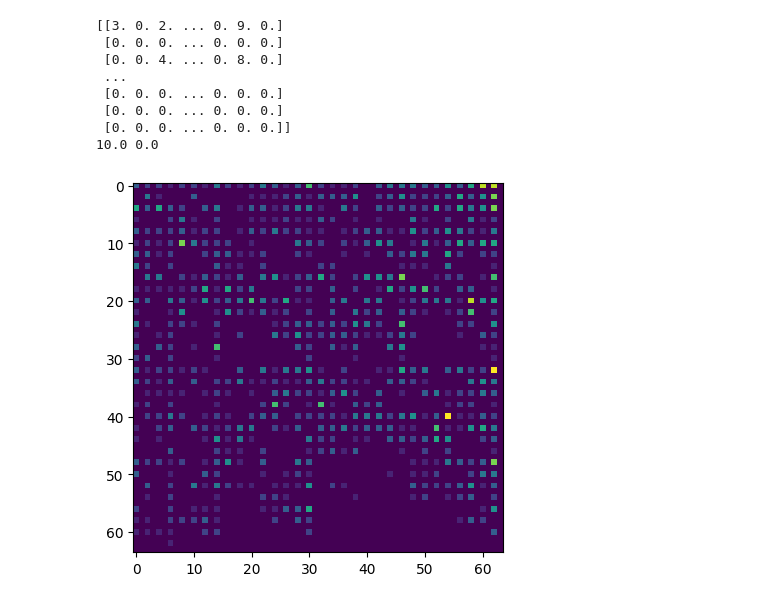
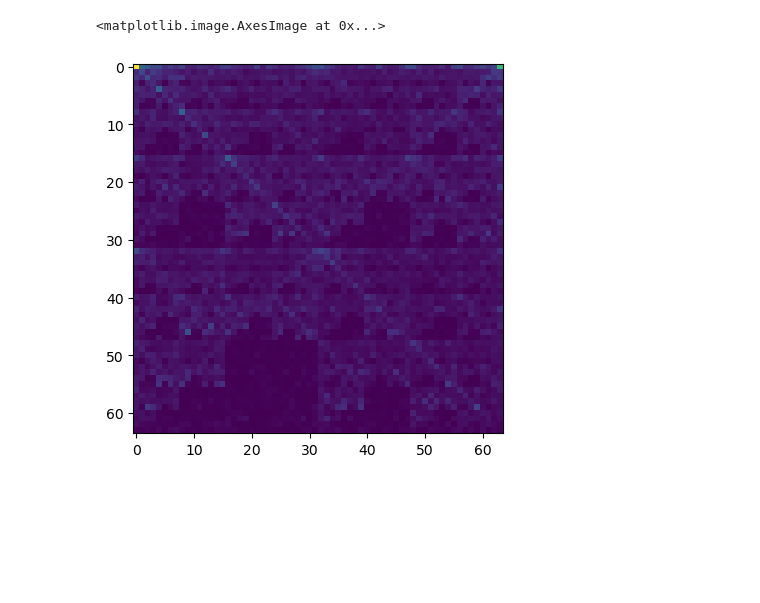
Before and after one commit to ZefCo/Thesis, a Jupyter notebook: ML/Fractal.ipynb, the cells around one changed output. Drawn from its saved outputs; the diff is of its cells as text; code cells hidden in the pictures; blank space fills up the shorter version.

```diff
--- a/ML/Fractal.ipynb
+++ b/ML/Fractal.ipynb
@@ -57,7 +56,7 @@ def nucleotide_counter(sequence: str, window_size: int):
 
 
     for i in range(len(sequence) - window_size):
-        seq = sequence[i: i + window_size - 1]
+        seq = sequence[i: i + window_size]
 
         if seq not in keys:
             keys.add(seq)
@@ -68,8 +67,8 @@ def nucleotide_counter(sequence: str, window_size: int):
             counter[seq] += 1
             master_count += 1
 
-    # for key, value in counter.items():
-    #     counter[key] = value / master_count
+    for key, value in counter.items():
+        counter[key] = value / master_count
 
     return counter
 
@@ -120,4 +119,17 @@ def gif_generator(path: str, filename: str):
 
 
     frames[0].save(filename, format="GIF", append_images=frames[1:], save_all = True, loop = 0, duration = 225)
+# %%
+with open(cwd / "Seqs_IL12RB2.txt", "r") as seqfile:
+    seqs = seqfile.readlines()
+
+# print(len(seqs))
+# print(seqs[2])
+# print(seqs[4])
+
+full_seq = seqs[0]
+exon_seq = seqs[2]
+intron_seq = seqs[4]
+
+kmer = 6
 # %%
@@ -143,42 +153,40 @@ FileNotFoundError: [Errno 2] No such file or directory: 'd:\\Coding\\Thesis\\ML\
 # %%
-kmer = 6
 
-exon = 0
-intron, intname = 0, "Intron"
-cds, exname = 0, "Exon"
-# utr3, ut3name = 0, "UTR3"
-# utr5, ut5name = 0, "UTR5"
+full_mer = nucleotide_counter(full_seq, kmer)
+full_cgr = chaos_game_representation(full_mer, kmer)
+# plt.imshow(full_cgr, cmap = "gray")
+plt.imshow(full_cgr)
 
-for row in range(rows):
-    seq = train_data.loc[row, "Seq"]
-    typ = train_data.loc[row, "Type"]
 
-    mer = nucleotide_counter(seq, kmer)
-    cgr = chaos_game_representation(mer, kmer)
+# exon = 0
+# intron, intname = 0, "Intron"
+# cds, exname = 0, "Exon"
+# # utr3, ut3name = 0, "UTR3"
+# # utr5, ut5name = 0, "UTR5"
 
-    # print(cgr)
-    # print(np.max(cgr), np.min(cgr))
+# for row in range(rows):
+#     seq = train_data.loc[row, "Seq"]
+#     typ = train_data.loc[row, "Type"]
 
-    plt.imshow(cgr, cmap = "gray")
+#     mer = nucleotide_counter(seq, kmer)
+#     cgr = chaos_game_representation(mer, kmer)
 
-    if typ in intname:
-        filepath = intron_images / f"Intron_{intron}.png"
-        plt.imsave(filepath, cgr, cmap = "gray")
-        intron += 1
+#     # print(cgr)
+#     # print(np.max(cgr), np.min(cgr))
 
-    elif typ in exname:
+#     plt.imshow(cgr, cmap = "gray")
 
-        filepath = exon_images / f"Exon_{exon}.png"
-        plt.imsave(filepath, cgr, cmap = "gray")
+#     if typ in intname:
+#         filepath = intron_images / f"Intron_{intron}.png"
+#         plt.imsave(filepath, cgr, cmap = "gray")
+#         intron += 1
 
-        exon += 1
+#     elif typ in exname:
+
+#         filepath = exon_images / f"Exon_{exon}.png"
+#         plt.imsave(filepath, cgr, cmap = "gray")
+
+#         exon += 1
 # %% [output]
-[[3. 0. 2. ... 0. 9. 0.]
- [0. 0. 0. ... 0. 0. 0.]
- [0. 0. 4. ... 0. 8. 0.]
- ...
- [0. 0. 0. ... 0. 0. 0.]
- [0. 0. 0. ... 0. 0. 0.]
- [0. 0. 0. ... 0. 0. 0.]]
-10.0 0.0
+<matplotlib.image.AxesImage at 0x...>
-[figure, old version]
+[figure, new version]
```
Also changed, not shown: parts of 5 cells of this notebook, 3 other files.
